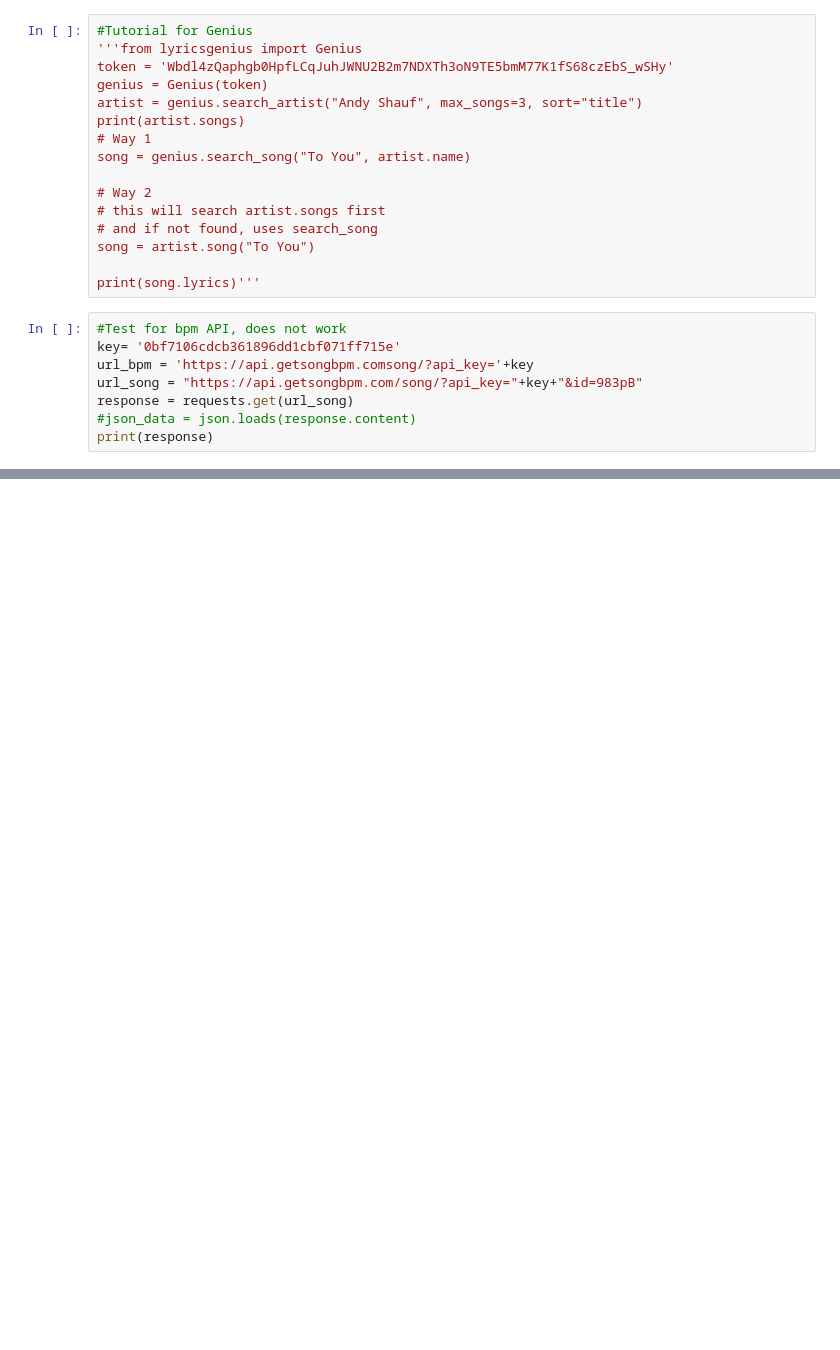
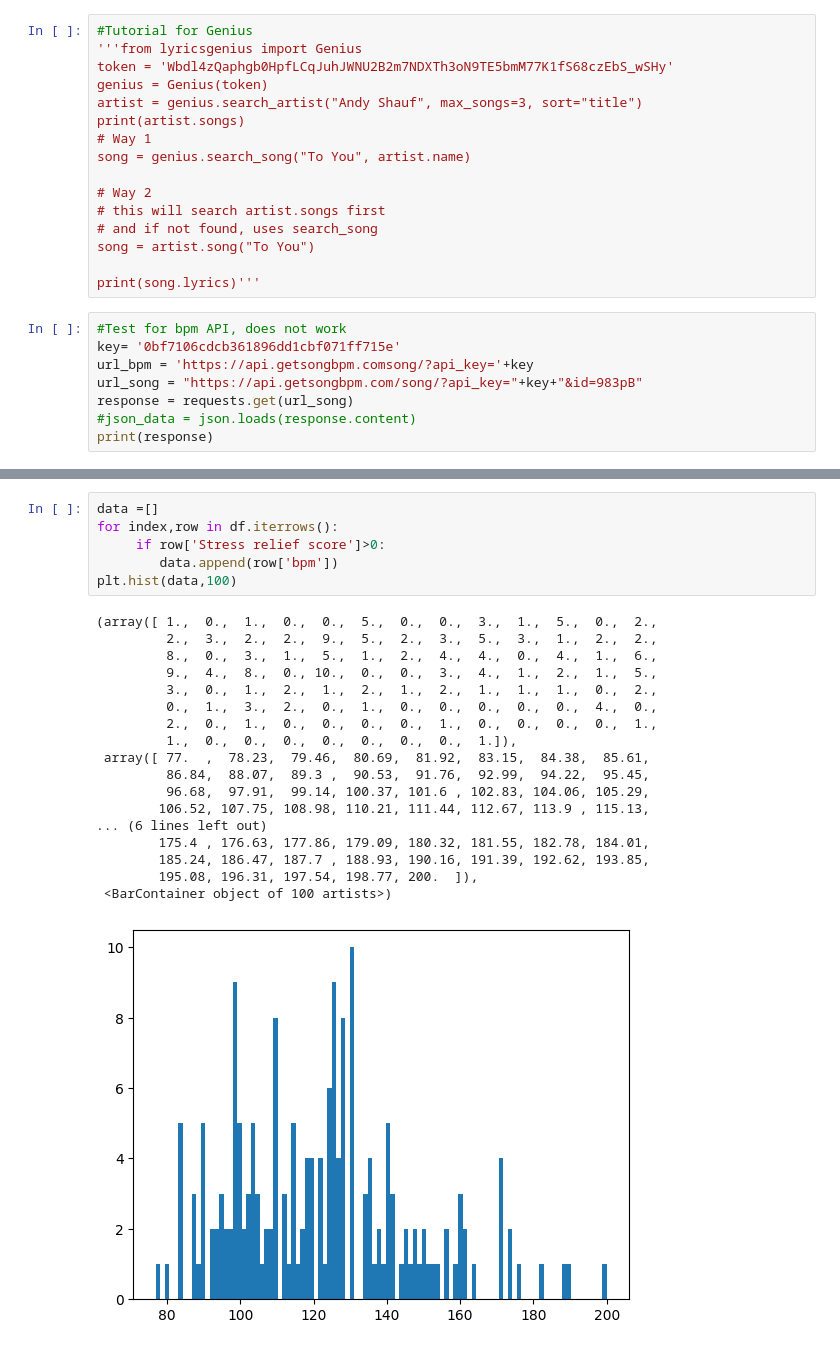
Before and after one commit to ines29/IUI-NLP-Lyrics, a Jupyter notebook: NLP Lyrics.ipynb, the cells around one changed output, grey strips where cells are left out. Cells and saved outputs as stored; diff of their text form; blank space fills up the shorter version.

```diff
--- a/NLP Lyrics.ipynb
+++ b/NLP Lyrics.ipynb
@@ -285,0 +348,25 @@ print(response)
+# %%
+data =[]
+for index,row in df.iterrows():
+     if row['Stress relief score']>0:
+        data.append(row['bpm'])
+plt.hist(data,100)
+# %% [output]
+(array([ 1.,  0.,  1.,  0.,  0.,  5.,  0.,  0.,  3.,  1.,  5.,  0.,  2.,
+         2.,  3.,  2.,  2.,  9.,  5.,  2.,  3.,  5.,  3.,  1.,  2.,  2.,
+         8.,  0.,  3.,  1.,  5.,  1.,  2.,  4.,  4.,  0.,  4.,  1.,  6.,
+         9.,  4.,  8.,  0., 10.,  0.,  0.,  3.,  4.,  1.,  2.,  1.,  5.,
+         3.,  0.,  1.,  2.,  1.,  2.,  1.,  2.,  1.,  1.,  1.,  0.,  2.,
+         0.,  1.,  3.,  2.,  0.,  1.,  0.,  0.,  0.,  0.,  0.,  4.,  0.,
+         2.,  0.,  1.,  0.,  0.,  0.,  0.,  1.,  0.,  0.,  0.,  0.,  1.,
+         1.,  0.,  0.,  0.,  0.,  0.,  0.,  0.,  1.]),
+ array([ 77.  ,  78.23,  79.46,  80.69,  81.92,  83.15,  84.38,  85.61,
+         86.84,  88.07,  89.3 ,  90.53,  91.76,  92.99,  94.22,  95.45,
+         96.68,  97.91,  99.14, 100.37, 101.6 , 102.83, 104.06, 105.29,
+        106.52, 107.75, 108.98, 110.21, 111.44, 112.67, 113.9 , 115.13,
+... (6 lines left out)
+        175.4 , 176.63, 177.86, 179.09, 180.32, 181.55, 182.78, 184.01,
+        185.24, 186.47, 187.7 , 188.93, 190.16, 191.39, 192.62, 193.85,
+        195.08, 196.31, 197.54, 198.77, 200.  ]),
+ <BarContainer object of 100 artists>)
+[figure, added]
```
Also changed, not shown: parts of 7 cells of this notebook.
